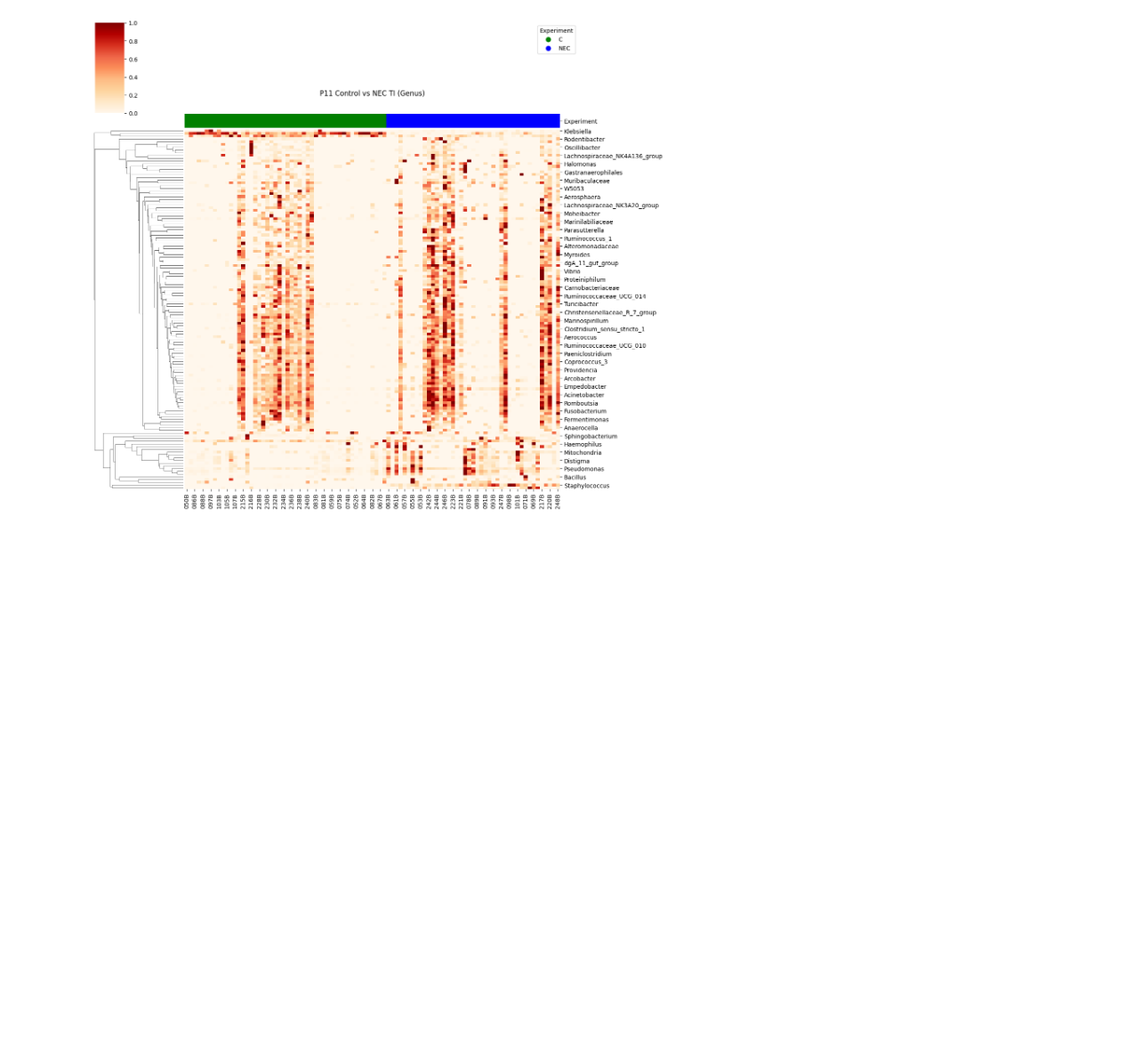
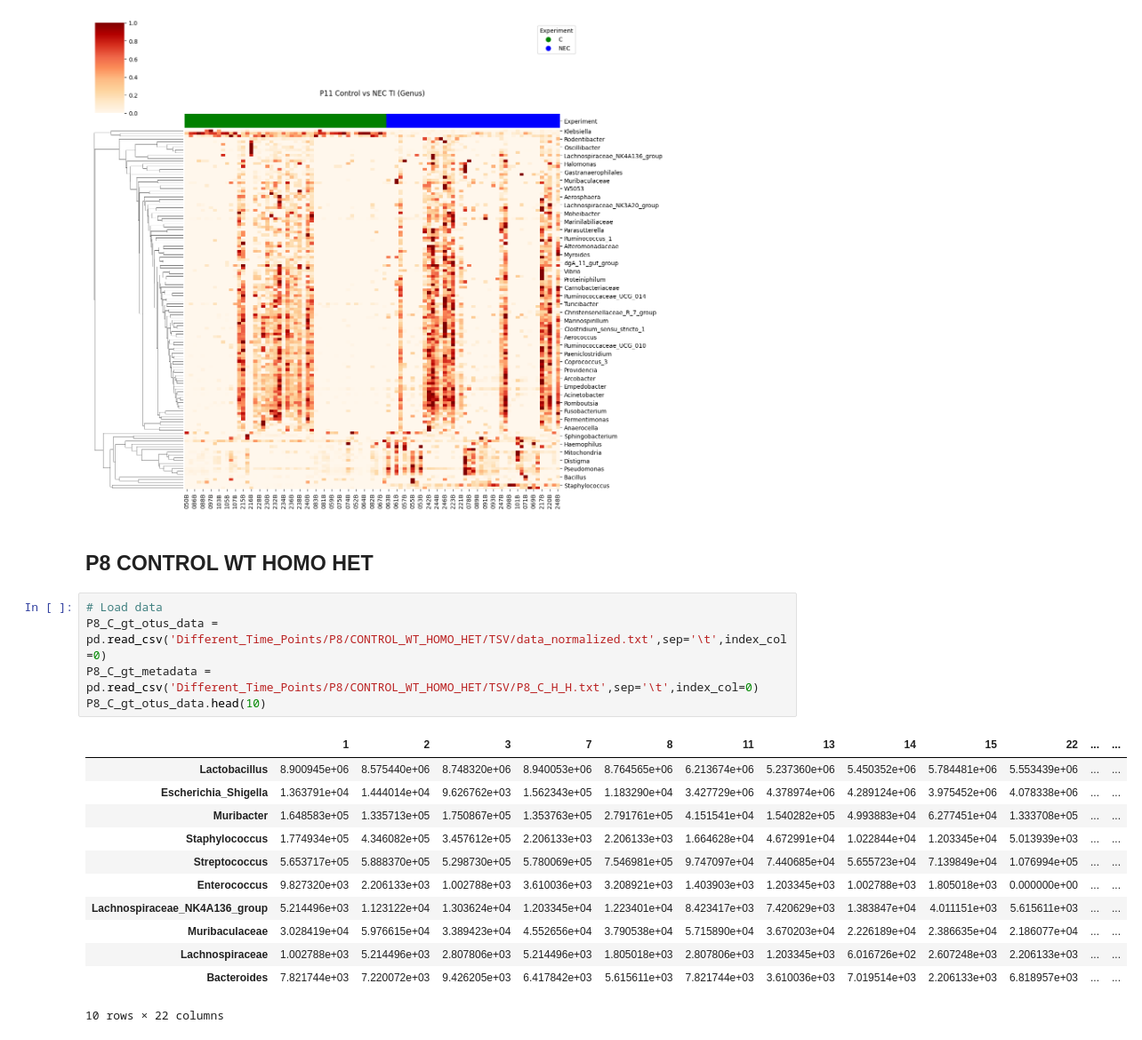
Before and after one commit to xuan13hao/data_analysis, a Jupyter notebook: 16s/heatmap/heatmap.ipynb, the cells around one changed output. Shown: that part at 89% size. Saved outputs shown, nothing was run; the diff lists cells and outputs as text; blank space fills up the shorter version.

```diff
--- a/16s/heatmap/heatmap.ipynb
+++ b/16s/heatmap/heatmap.ipynb
@@ -287,3 +287,23 @@ title = "P11 Control vs NEC TI (Genus)"
 plot_cluster_heatmap(P11_C_NEC_otus_data_heatmap_TI,P11_C_NEC_color_dict_TI,P11_C_NEC_row_colors_TI,title)
 # %% [output]
 [figure]
+# %% [markdown]
+## P8 CONTROL WT HOMO HET
+# %%
+# Load data
+P8_C_gt_otus_data = pd.read_csv('Different_Time_Points/P8/CONTROL_WT_HOMO_HET/TSV/data_normalized.txt',sep='\t',index_col=0)
+P8_C_gt_metadata = pd.read_csv('Different_Time_Points/P8/CONTROL_WT_HOMO_HET/TSV/P8_C_H_H.txt',sep='\t',index_col=0)
+P8_C_gt_otus_data.head(10)
+# %% [output]
+|  | 1 | 2 | 3 | 7 | 8 | 11 | 13 | 14 | 15 | 22 | ... | ... |
+| Lactobacillus | 8.900945e+06 | 8.575440e+06 | 8.748320e+06 | 8.940053e+06 | 8.764565e+06 | 6.213674e+06 | 5.237360e+06 | 5.450352e+06 | 5.784481e+06 | 5.553439e+06 | ... | ... |
+| Escherichia_Shigella | 1.363791e+04 | 1.444014e+04 | 9.626762e+03 | 1.562343e+05 | 1.183290e+04 | 3.427729e+06 | 4.378974e+06 | 4.289124e+06 | 3.975452e+06 | 4.078338e+06 | ... | ... |
+| Muribacter | 1.648583e+05 | 1.335713e+05 | 1.750867e+05 | 1.353763e+05 | 2.791761e+05 | 4.151541e+04 | 1.540282e+05 | 4.993883e+04 | 6.277451e+04 | 1.333708e+05 | ... | ... |
+| Staphylococcus | 1.774934e+05 | 4.346082e+05 | 3.457612e+05 | 2.206133e+03 | 2.206133e+03 | 1.664628e+04 | 4.672991e+04 | 1.022844e+04 | 1.203345e+04 | 5.013939e+03 | ... | ... |
+| Streptococcus | 5.653717e+05 | 5.888370e+05 | 5.298730e+05 | 5.780069e+05 | 7.546981e+05 | 9.747097e+04 | 7.440685e+04 | 5.655723e+04 | 7.139849e+04 | 1.076994e+05 | ... | ... |
+| Enterococcus | 9.827320e+03 | 2.206133e+03 | 1.002788e+03 | 3.610036e+03 | 3.208921e+03 | 1.403903e+03 | 1.203345e+03 | 1.002788e+03 | 1.805018e+03 | 0.000000e+00 | ... | ... |
+| Lachnospiraceae_NK4A136_group | 5.214496e+03 | 1.123122e+04 | 1.303624e+04 | 1.203345e+04 | 1.223401e+04 | 8.423417e+03 | 7.420629e+03 | 1.383847e+04 | 4.011151e+03 | 5.615611e+03 | ... | ... |
+| Muribaculaceae | 3.028419e+04 | 5.976615e+04 | 3.389423e+04 | 4.552656e+04 | 3.790538e+04 | 5.715890e+04 | 3.670203e+04 | 2.226189e+04 | 2.386635e+04 | 2.186077e+04 | ... | ... |
+| Lachnospiraceae | 1.002788e+03 | 5.214496e+03 | 2.807806e+03 | 5.214496e+03 | 1.805018e+03 | 2.807806e+03 | 1.203345e+03 | 6.016726e+02 | 2.607248e+03 | 2.206133e+03 | ... | ... |
+| Bacteroides | 7.821744e+03 | 7.220072e+03 | 9.426205e+03 | 6.417842e+03 | 5.615611e+03 | 7.821744e+03 | 3.610036e+03 | 7.019514e+03 | 2.206133e+03 | 6.818957e+03 | ... | ... |
+10 rows × 22 columns
```
Also changed, not shown: parts of 9 cells of this notebook, 3 other files.
